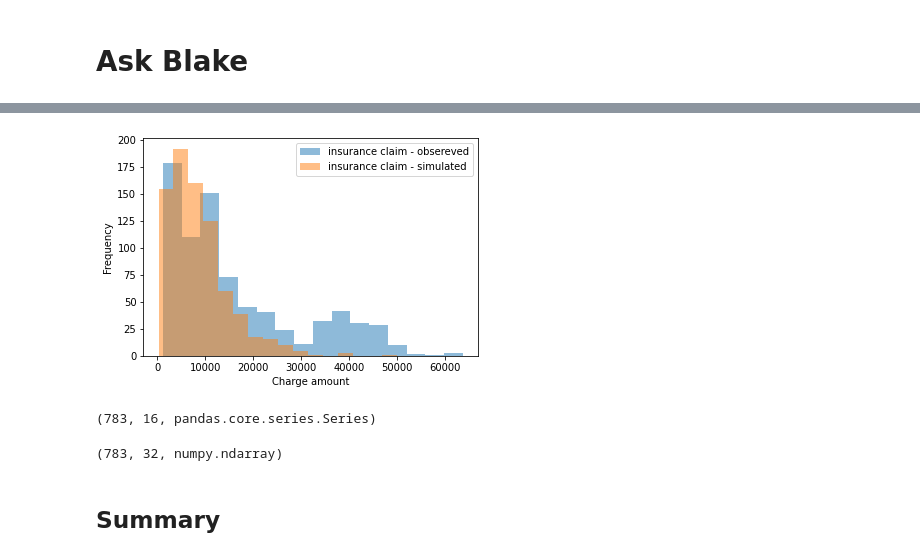
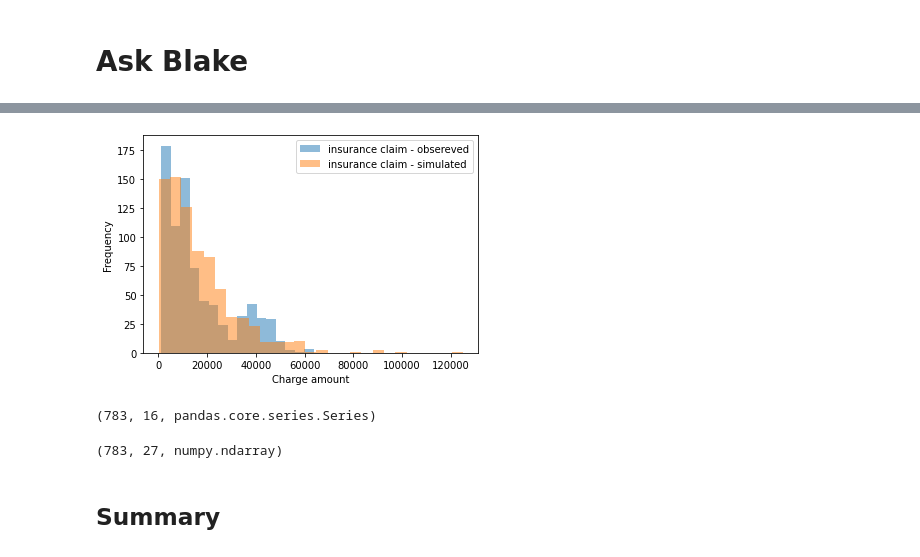
Before and after one commit to JayWang64/SpringboardDS, a Jupyter notebook: 8.3.2 - Bayesian Inference/inferential_statistics_3-Q - jh.ipynb, the cells around one changed output, grey strips where cells are left out. Drawn from its saved outputs; the diff is of its cells as text; code cells hidden in the pictures.

Commit message:
made minor corrections after Blake's help
use 1/alpha_est for pm.exponential()

```diff
--- a/8.3.2 - Bayesian Inference/inferential_statistics_3-Q - jh.ipynb
+++ b/8.3.2 - Bayesian Inference/inferential_statistics_3-Q - jh.ipynb
@@ -322,7 +330,7 @@ alpha2_est, rate2_est
 
 insurance_model = pm.Model()
 with insurance_model:
-    alpha2_ = pm.Exponential('alpha2_', alpha2_est)
+    alpha2_ = pm.Exponential('alpha2_', 1/alpha2_est)
     rate2_ = pm.Exponential('rate2_', beta2_est)
 
     g2 = pm.Gamma(name='g2',
@@ -373,0 +383,3 @@ array([1.20102647, 1.43281389])
+# %%
+alpha2_vals_ = trace2['alpha2_']
+alpha2_vals_
@@ -446,4 +466,5 @@ alpha2_sim = np.mean(alpha2_vals_)
 beta2_sim = np.mean(beta2_vals_)
 # %%
 seed(47)
-ins_model_rvs = gamma(alpha_sim,scale=beta_sim).rvs(n_ins)
+ins_model_rvs = gamma(alpha2_sim,scale=1/beta2_sim).rvs(n_ins)
+ins_model_rvs
@@ -450,17 +489,17 @@ ins_model_rvs = gamma(alpha_sim,scale=beta_sim).rvs(n_ins)
 # %%
 #_ = plt.hist(trace2, bins=30, alpha=0.5, label='insurance claim - simulated')
 _ = plt.hist(insurance, bins=get_num_bins(insurance), alpha=0.5, label='insurance claim - obsereved')
 # _ = plt.hist(ins_model_rvs, bins=get_num_bins(ins_model_rvs), alpha=0.5, label='insurance claim - simulated')
-_ = plt.hist(ins_model_rvs, bins=16, alpha=0.5, label='insurance claim - simulated')
+_ = plt.hist(ins_model_rvs, bins=27, alpha=0.5, label='insurance claim - simulated')
 
 
 _ = plt.xlabel('Charge amount')
 _ = plt.ylabel('Frequency')
 _ = plt.legend()
 
 # need to make sure the number of bins is the same for both or else the result is skewed (bin bias!)
 # %% [output]
-[figure, old version]
+[figure, new version]
 # %%
 len(insurance), get_num_bins(insurance),  type(insurance)
 # %% [output]
@@ -468,7 +507,7 @@ len(insurance), get_num_bins(insurance),  type(insurance)
 # %%
 len(ins_model_rvs), get_num_bins(ins_model_rvs), type(ins_model_rvs)
 # %% [output]
-(783, 32, numpy.ndarray)
+(783, 27, numpy.ndarray)
 # %% [markdown]
 ## Summary
 # %% [markdown]
```
Also changed, not shown: parts of 22 cells of this notebook.
